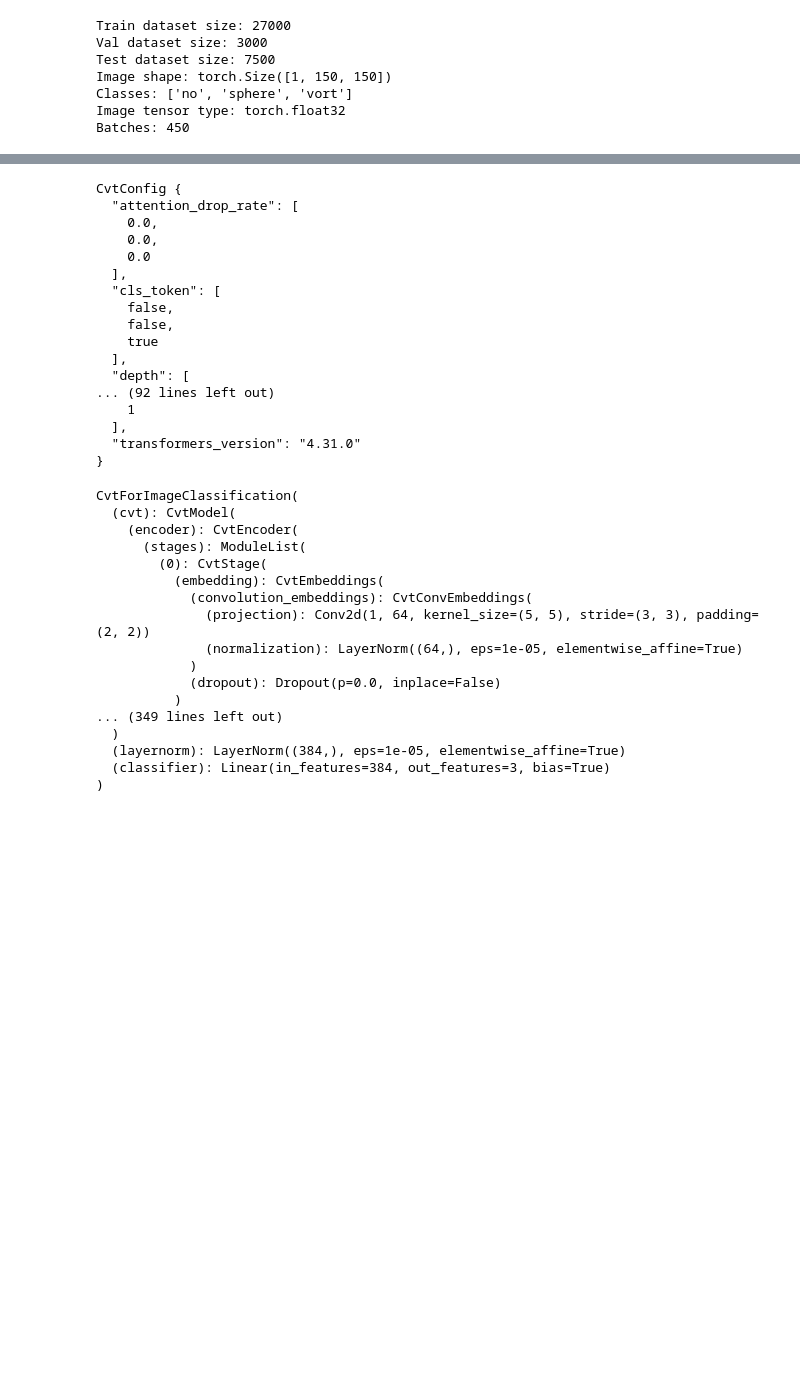
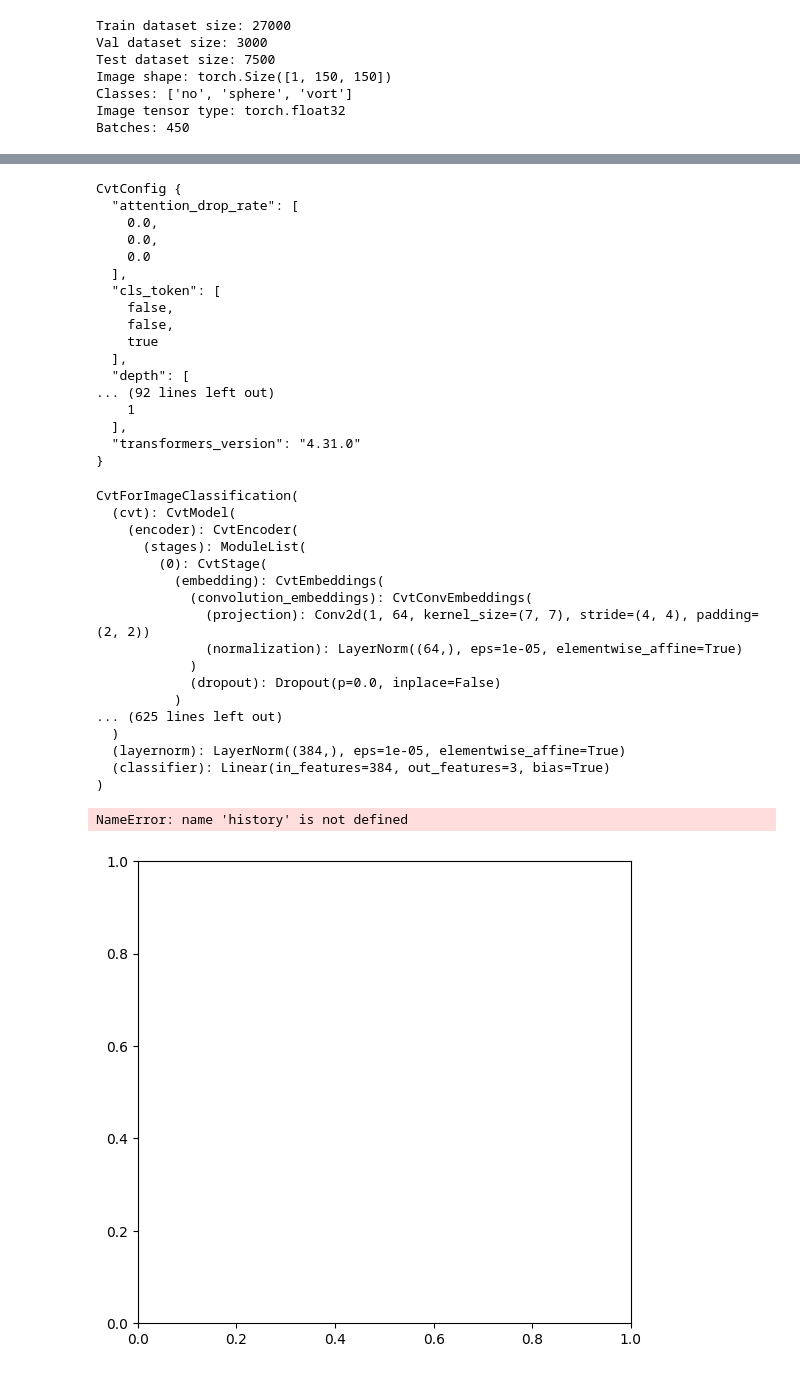
Before and after one commit to thanh12273203/Warm-ups, a Jupyter notebook: CvT_1.ipynb, the cells around one changed output, grey strips where cells are left out. Drawn from its saved outputs; the diff is of its cells as text; code cells hidden in the pictures; blank space fills up the shorter version.

```diff
--- a/CvT_1.ipynb
+++ b/CvT_1.ipynb
@@ -243,15 +248,14 @@ def evaluate_model(model, criterion, model_name):
 from transformers import CvtForImageClassification, CvtConfig
 
 config = CvtConfig(
-    depth=[1, 2, 4],
+    # depth=[1, 2, 10],
+    # embed_dim=[64, 192, 384],
     id2label={'0': 'no', '1': 'sphere', '2': 'vort'},
     image_size=150,
     label2id={'no': 0, 'sphere': 1, 'vort': 2},
     num_channels=1,
-    num_heads=[1, 2, 4],
-    num_labels=3,
-    patch_sizes=[5, 3, 3],
-    patch_stride=[3, 2, 2]
+    # num_heads=[1, 3, 6],
+    num_labels=3
 )
 model = CvtForImageClassification(config)
 model.to(device)
@@ -284,12 +288,12 @@ CvtForImageClassification(
         (0): CvtStage(
           (embedding): CvtEmbeddings(
             (convolution_embeddings): CvtConvEmbeddings(
-              (projection): Conv2d(1, 64, kernel_size=(5, 5), stride=(3, 3), padding=(2, 2))
+              (projection): Conv2d(1, 64, kernel_size=(7, 7), stride=(4, 4), padding=(2, 2))
               (normalization): LayerNorm((64,), eps=1e-05, elementwise_affine=True)
             )
             (dropout): Dropout(p=0.0, inplace=False)
           )
-... (349 lines left out)
+... (625 lines left out)
   )
   (layernorm): LayerNorm((384,), eps=1e-05, elementwise_affine=True)
   (classifier): Linear(in_features=384, out_features=3, bias=True)
@@ -307,27 +311,30 @@ print('Finished')
 # %%
 plt.figure(figsize=(14, 6))
 
 # Plot training & validation loss
 plt.subplot(1, 2, 1)
 plt.plot(history['train_loss'], label='Train Loss')
 plt.plot(history['val_loss'], label='Validation Loss')
 plt.title('Training and Validation Loss Over Epochs')
 plt.xlabel('Epoch')
 plt.ylabel('Loss')
 plt.legend()
 plt.grid(True)
 
 # Plot training & validation accuracy
 plt.subplot(1, 2, 2)
-plt.plot(model.history['train_acc'], label='Train Accuracy')
-plt.plot(model.history['val_acc'], label='Validation Accuracy')
+plt.plot(history['train_acc'], label='Train Accuracy')
+plt.plot(history['val_acc'], label='Validation Accuracy')
 plt.title('Training and Validation Accuracy Over Epochs')
 plt.xlabel('Epoch')
 plt.ylabel('Accuracy')
 plt.legend()
 plt.grid(True)
 
 plt.show()
+# %% [output]
+NameError: name 'history' is not defined
+[figure, added]
 # %%
 # Load checkpoint 1
 model.load_state_dict(torch.load('../best_param_CvT_1.pt'))
```
Also changed, not shown: parts of 4 cells of this notebook.
